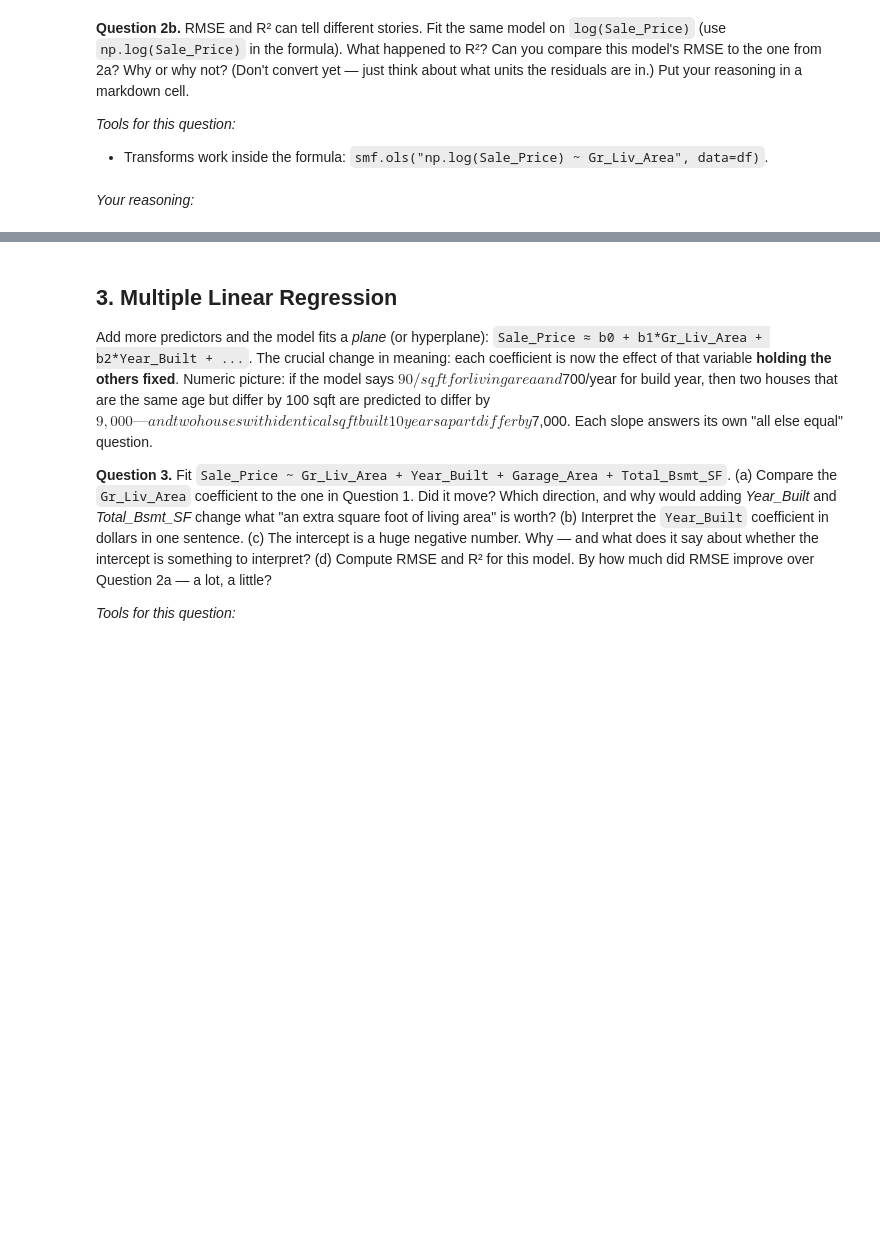
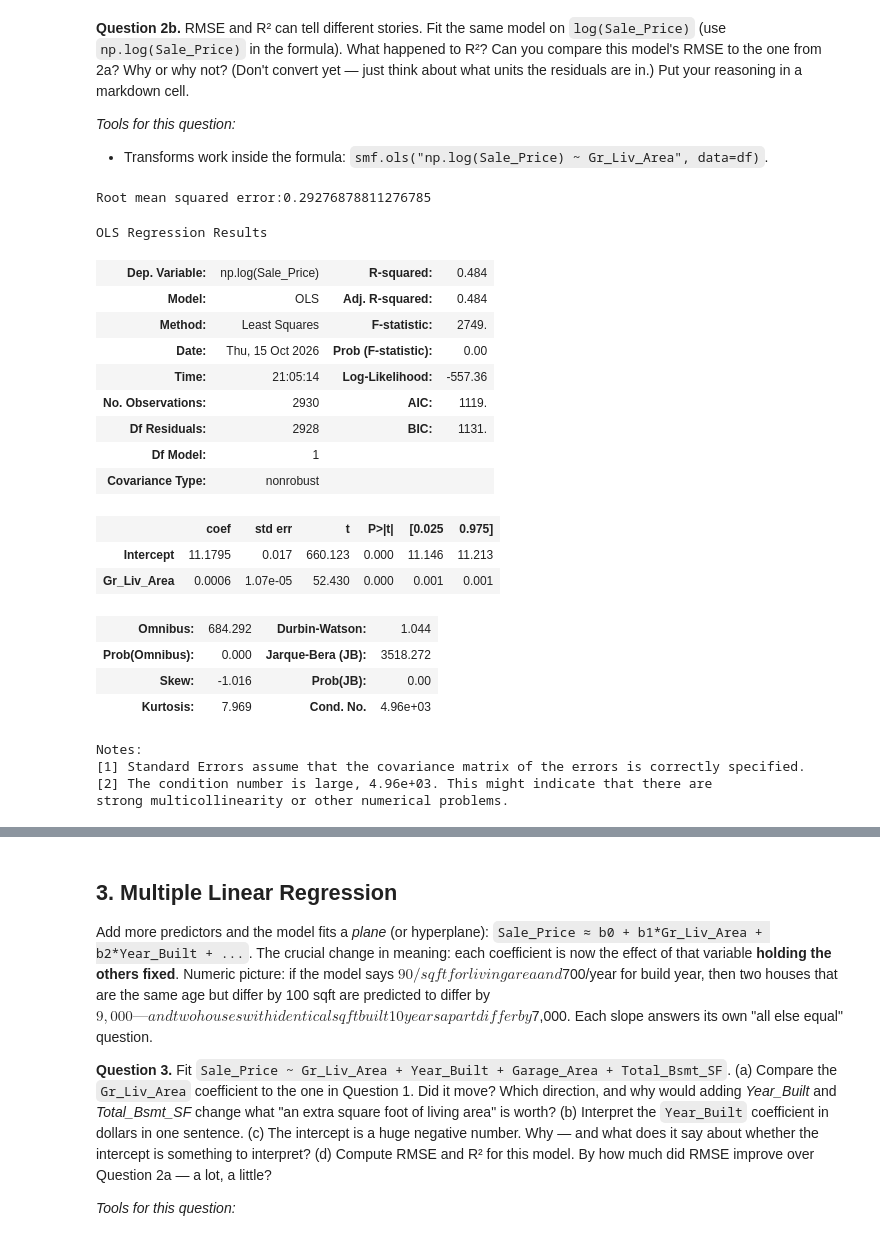
Before and after one commit to BaoLe040507/understand_ml_stats, a Jupyter notebook: Textbooks/practical_stats_for_ds/notebooks/08_simple-and-multiple-regression.ipynb, the cells around one changed output, grey strips where cells are left out. Cells and saved outputs as stored; diff of their text form; code cells hidden in the pictures; blank space fills up the shorter version.

```diff
--- a/Textbooks/practical_stats_for_ds/notebooks/08_simple-and-multiple-regression.ipynb
+++ b/Textbooks/practical_stats_for_ds/notebooks/08_simple-and-multiple-regression.ipynb
@@ -58,5 +162,31 @@ Two summaries of "how good is this line":
 
 *Tools for this question:*
 - Transforms work inside the formula: `smf.ols("np.log(Sale_Price) ~ Gr_Liv_Area", data=df)`.
-# %% [markdown]
-_Your reasoning:_
+# %%
+# part 1 fit the model
+log_model = smf.ols("np.log(Sale_Price) ~ Gr_Liv_Area",data = ames).fit()
+print(f"Root mean squared error:{np.sqrt(log_model.mse_resid)}")
+log_model.summary()
+# %% [output]
+Root mean squared error:0.29276878811276785
+OLS Regression Results
+| Dep. Variable: | np.log(Sale_Price) | R-squared: | 0.484 |
+| Model: | OLS | Adj. R-squared: | 0.484 |
+| Method: | Least Squares | F-statistic: | 2749. |
+| Date: | Thu, 15 Oct 2026 | Prob (F-statistic): | 0.00 |
+| Time: | 21:05:14 | Log-Likelihood: | -557.36 |
+| No. Observations: | 2930 | AIC: | 1119. |
+| Df Residuals: | 2928 | BIC: | 1131. |
+| Df Model: | 1 |  |  |
+| Covariance Type: | nonrobust |  |  |
+|  | coef | std err | t | P>|t| | [0.025 | 0.975] |
+| Intercept | 11.1795 | 0.017 | 660.123 | 0.000 | 11.146 | 11.213 |
+| Gr_Liv_Area | 0.0006 | 1.07e-05 | 52.430 | 0.000 | 0.001 | 0.001 |
+| Omnibus: | 684.292 | Durbin-Watson: | 1.044 |
+| Prob(Omnibus): | 0.000 | Jarque-Bera (JB): | 3518.272 |
+| Skew: | -1.016 | Prob(JB): | 0.00 |
+| Kurtosis: | 7.969 | Cond. No. | 4.96e+03 |
+Notes:
+[1] Standard Errors assume that the covariance matrix of the errors is correctly specified.
+[2] The condition number is large, 4.96e+03. This might indicate that there are
+strong multicollinearity or other numerical problems.
```
Also changed, not shown: parts of 41 cells of this notebook, 6 other files.
